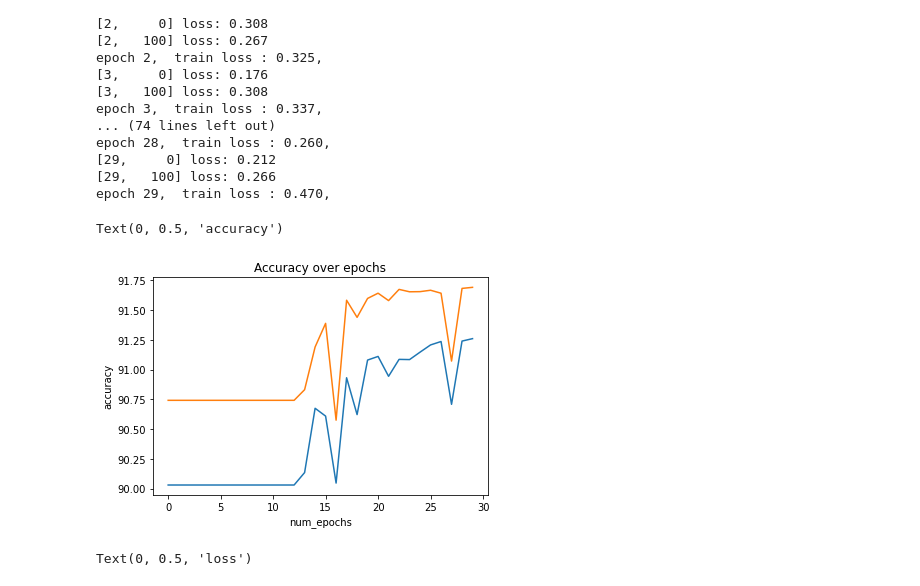
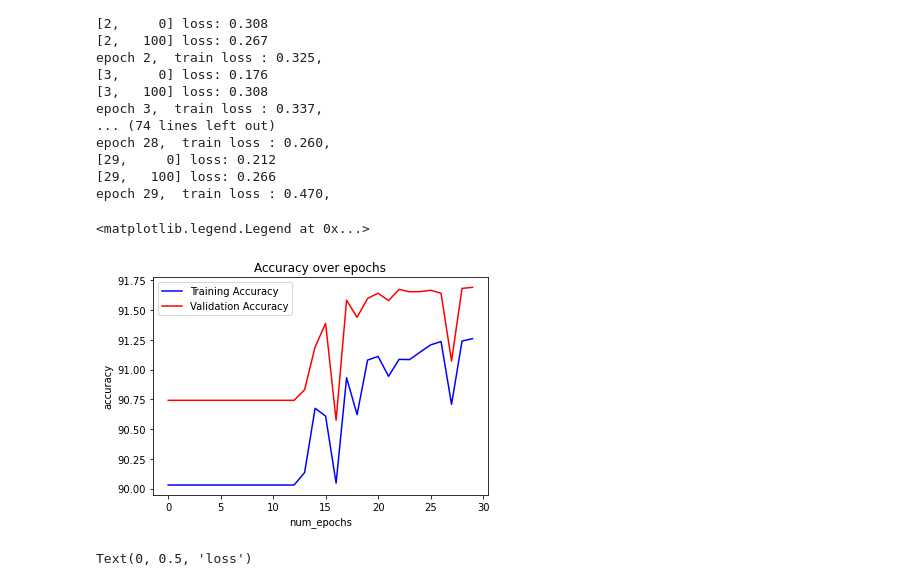
Before and after one commit to yonbrand/Gait-Recognition, a Jupyter notebook: gait_segmentation.ipynb, the cells around one changed output. Drawn from its saved outputs; the diff is of its cells as text; code cells hidden in the pictures.

Commit message:
+legends to graphs

```diff
--- a/gait_segmentation.ipynb
+++ b/gait_segmentation.ipynb
@@ -309,14 +309,15 @@ validation_acc_pickle = open ("/content/drive/MyDrive/DL- Danny & Yonatan/Projec
 validation_acc = pickle.load(validation_acc_pickle)
 # %%
 import matplotlib.pyplot as plt
-plt.plot(range(len(train_acc)),train_acc)
-plt.plot(range(len(train_acc)),validation_acc)
+plt.plot(range(len(train_acc)),train_acc,color='blue', label='Training Accuracy')
+plt.plot(range(len(train_acc)),validation_acc,color='red', label='Validation Accuracy')
 plt.title('Accuracy over epochs')
 plt.xlabel('num_epochs')
 plt.ylabel('accuracy')
+plt.legend()
 # %% [output]
-Text(0, 0.5, 'accuracy')
+<matplotlib.legend.Legend at 0x...>
-[figure, old version]
+[figure, new version]
 # %%
 plt.plot(all_train_loss)
 plt.title('Loss over epochs')
```
Also changed, not shown: parts of 1 cell of this notebook.
